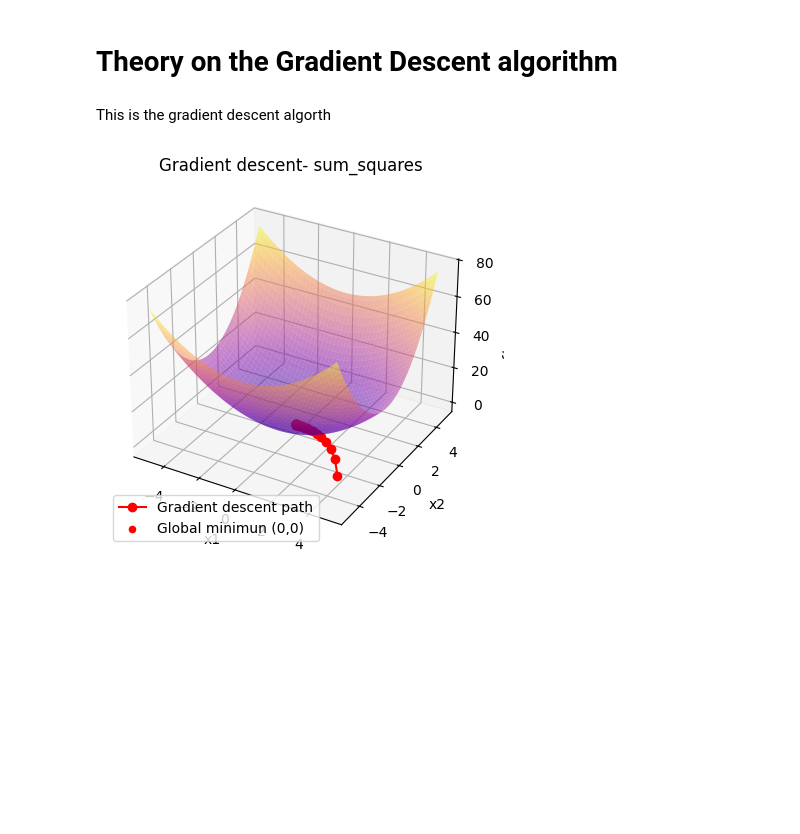
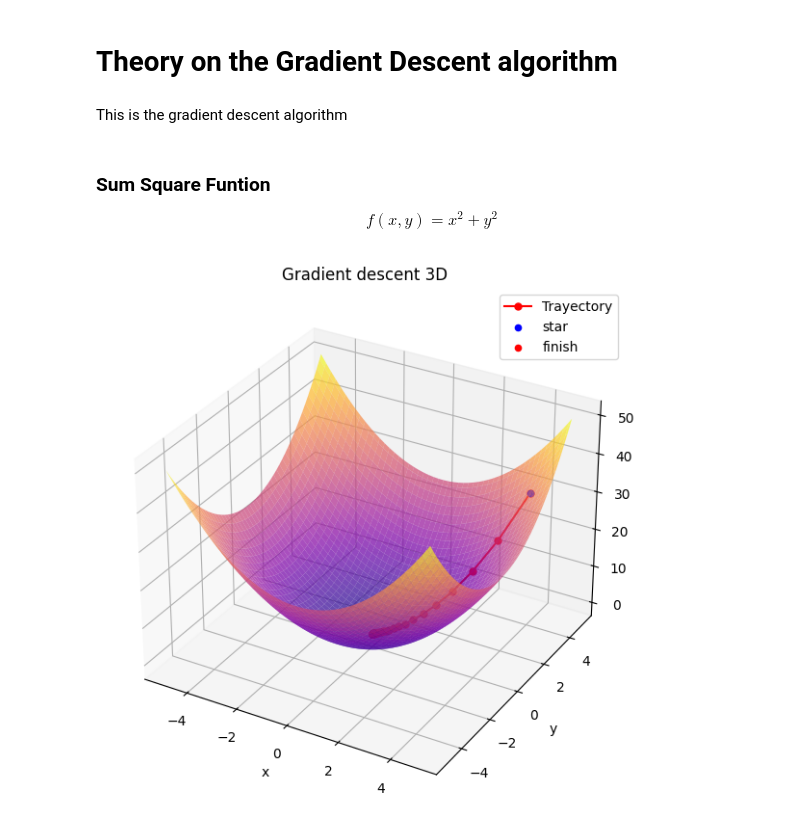
Before and after one commit to Alexa9311/HW1_Gradient_descent, a Jupyter notebook: TI_1_HW1.ipynb, the cells around one changed output. Drawn from its saved outputs; the diff is of its cells as text; code cells hidden in the pictures; blank space fills up the shorter version.

Commit message:
Sum square 3D

```diff
--- a/TI_1_HW1.ipynb
+++ b/TI_1_HW1.ipynb
@@ -14,7 +13,11 @@ import matplotlib.pyplot as plt
 # %% [markdown]
 # Theory on the Gradient Descent algorithm
 # %% [markdown]
-This is the gradient descent algorth
+This is the gradient descent algorithm
+# %% [markdown]
+### Sum Square Funtion
+
+$$ f(x,y) = x^2 + y^2 $$
 # %%
 # Function to be optimized
 def sum_square(x):
@@ -45,16 +26,46 @@ z = (1 * x**2) + (2 * y**2)
+# %%
+# Run gradient descent algorithm
+def func(x,y):
+    return x**2 + y**2
+
+def gradient(x,y):
+    return np.array([2*x, 2*y])
+
+def gradient_descent(learning_rate=0.1, iterations=50, x_init=4, y_init=4):
+    x,y = x_init, y_init
+    history = [(x,y, func (x,y))]
+
+    for _ in range(iterations):
+        grad = gradient (x,y)
+        x -= learning_rate * grad [0]
+        y -= learning_rate * grad [1]
+        history.append((x,y, func(x,y)))
+
+    return np.array(history)
 # %%
 # Plot the results
-fig = plt.figure()
-ax = fig.add_subplot(111, projection= '3d')
-ax.plot_surface(x,y,z, cmap = 'plasma', alpha= 0.5)
-ax.plot(history[:,0], history [:,1], 'ro-', label = 'Gradient descent path')
-ax.scatter(0,0, np.array([0,0]), color= 'red', label= "Global minimun (0,0)", zorder= 5)
-ax.set_title("Gradient descent- sum_squares")
-ax.set_xlabel('x1')
-ax.set_ylabel('x2')
-ax.set_zlabel('f(x1, x2)')
-plt.legend()
-plt.grid(True)
-plt.show()
+def plot_3D(history):
+    fig = plt.figure(figsize=(10,7))
+    ax = fig.add_subplot(111, projection= '3d')
+    x_vals = np.linspace(-5, 5, 100)
+    y_vals = np.linspace(-5, 5, 100)
+    x,y = np.meshgrid(x_vals, y_vals)
+    z = func(x,y)
+
+    ax.plot_surface(x,y,z, cmap = 'plasma', alpha= 0.7)
+    ax.plot(history[:,0], history [:,1], history [:,2], 'ro-', markersize= 5, label = 'Trayectory')
+    ax.scatter(history[0, 0], history[0,1],history[0,2], color= 'blue', label= 'star')
+    ax.scatter(history[-1, 0], history[-1,1],history[-1,2], color= 'red', label= 'finish')
+
+    ax.set_title("Gradient descent 3D")
+    ax.set_xlabel('x')
+    ax.set_ylabel('y')
+    ax.set_zlabel('z')
+    plt.legend()
+    plt.grid(True)
+    plt.show()
+
+history = gradient_descent()
+plot_3D(history)
 # %% [output]
-[figure, old version]
+[figure, new version]
```
Also changed, not shown: parts of 4 cells of this notebook.
